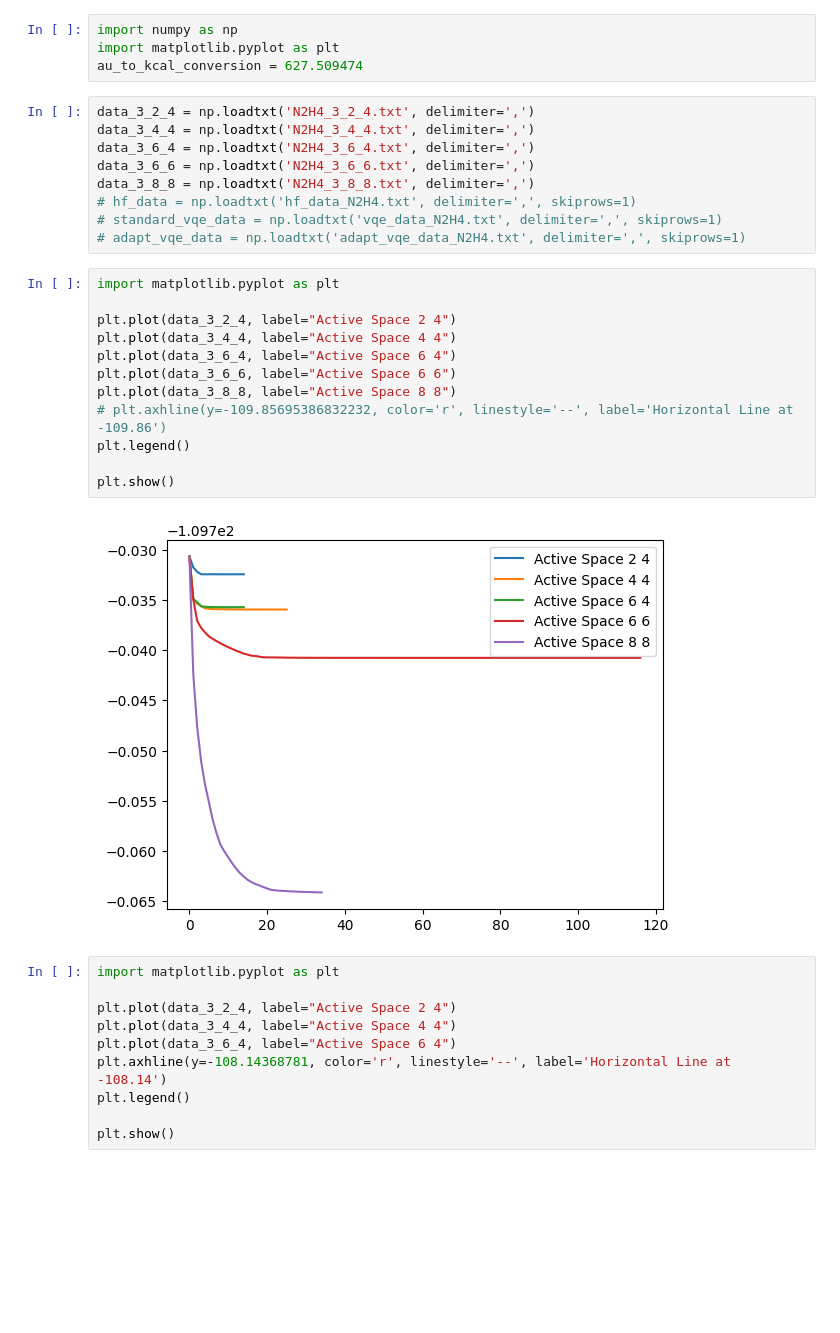
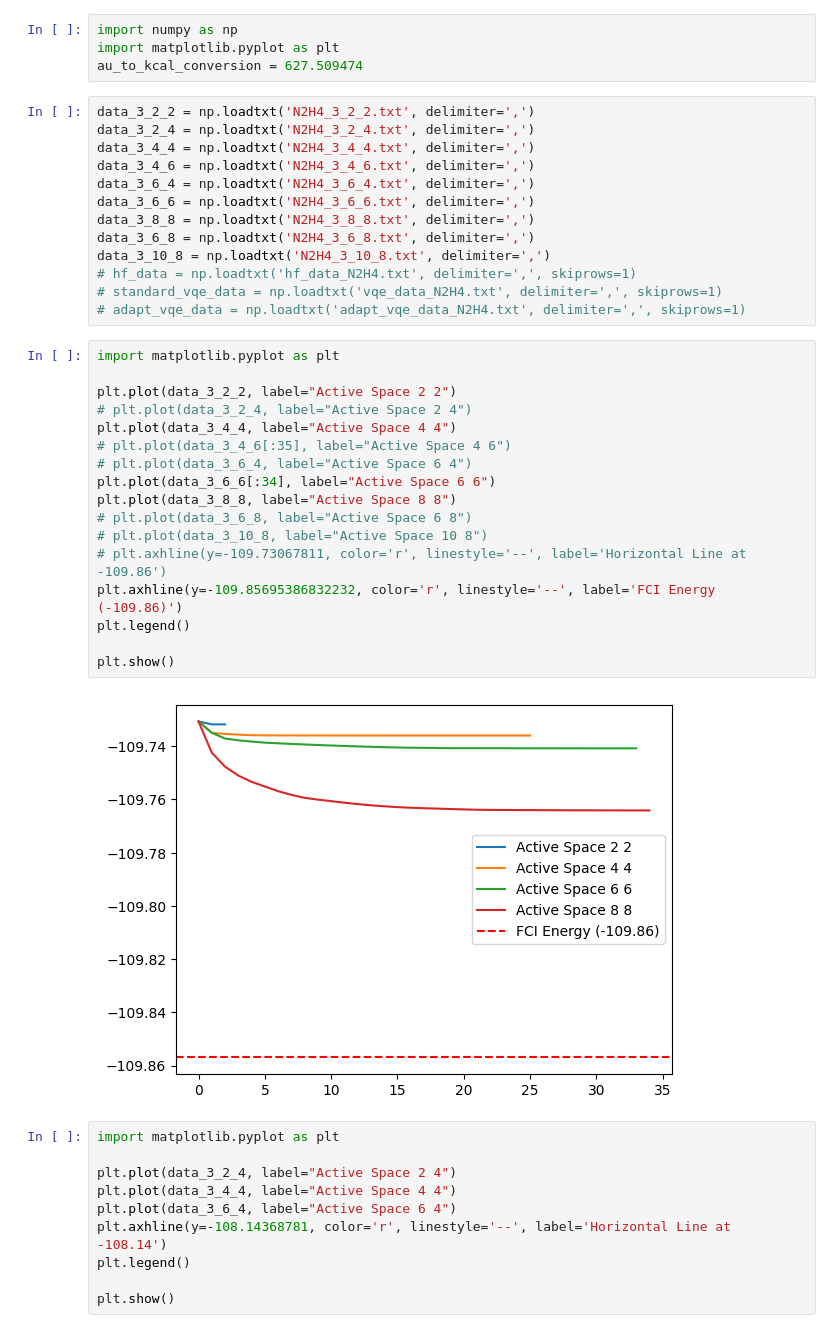
Before and after one commit to azhar-ikhtiarudin/variational-quantum-eigensolver, a Jupyter notebook: PennyLane/N2H4/active_space/data/visualizer.ipynb, the cells around one changed output. Drawn from its saved outputs; the diff is of its cells as text; blank space fills up the shorter version.

```diff
--- a/PennyLane/N2H4/active_space/data/visualizer.ipynb
+++ b/PennyLane/N2H4/active_space/data/visualizer.ipynb
@@ -3,28 +3,37 @@ import numpy as np
 import matplotlib.pyplot as plt
 au_to_kcal_conversion = 627.509474
 # %%
+data_3_2_2 = np.loadtxt('N2H4_3_2_2.txt', delimiter=',')
 data_3_2_4 = np.loadtxt('N2H4_3_2_4.txt', delimiter=',')
 data_3_4_4 = np.loadtxt('N2H4_3_4_4.txt', delimiter=',')
+data_3_4_6 = np.loadtxt('N2H4_3_4_6.txt', delimiter=',')
 data_3_6_4 = np.loadtxt('N2H4_3_6_4.txt', delimiter=',')
 data_3_6_6 = np.loadtxt('N2H4_3_6_6.txt', delimiter=',')
 data_3_8_8 = np.loadtxt('N2H4_3_8_8.txt', delimiter=',')
+data_3_6_8 = np.loadtxt('N2H4_3_6_8.txt', delimiter=',')
+data_3_10_8 = np.loadtxt('N2H4_3_10_8.txt', delimiter=',')
 # hf_data = np.loadtxt('hf_data_N2H4.txt', delimiter=',', skiprows=1)
 # standard_vqe_data = np.loadtxt('vqe_data_N2H4.txt', delimiter=',', skiprows=1)
 # adapt_vqe_data = np.loadtxt('adapt_vqe_data_N2H4.txt', delimiter=',', skiprows=1)
 # %%
 import matplotlib.pyplot as plt
 
-plt.plot(data_3_2_4, label="Active Space 2 4")
+plt.plot(data_3_2_2, label="Active Space 2 2")
+# plt.plot(data_3_2_4, label="Active Space 2 4")
 plt.plot(data_3_4_4, label="Active Space 4 4")
-plt.plot(data_3_6_4, label="Active Space 6 4")
-plt.plot(data_3_6_6, label="Active Space 6 6")
+# plt.plot(data_3_4_6[:35], label="Active Space 4 6")
+# plt.plot(data_3_6_4, label="Active Space 6 4")
+plt.plot(data_3_6_6[:34], label="Active Space 6 6")
 plt.plot(data_3_8_8, label="Active Space 8 8")
-# plt.axhline(y=-109.85695386832232, color='r', linestyle='--', label='Horizontal Line at -109.86')
+# plt.plot(data_3_6_8, label="Active Space 6 8")
+# plt.plot(data_3_10_8, label="Active Space 10 8")
+# plt.axhline(y=-109.73067811, color='r', linestyle='--', label='Horizontal Line at -109.86')
+plt.axhline(y=-109.85695386832232, color='r', linestyle='--', label='FCI Energy (-109.86)')
 plt.legend()
 
 plt.show()
 # %% [output]
-[figure, old version]
+[figure, new version]
 # %%
 import matplotlib.pyplot as plt
 
```
Also changed, not shown: 11 other files.
